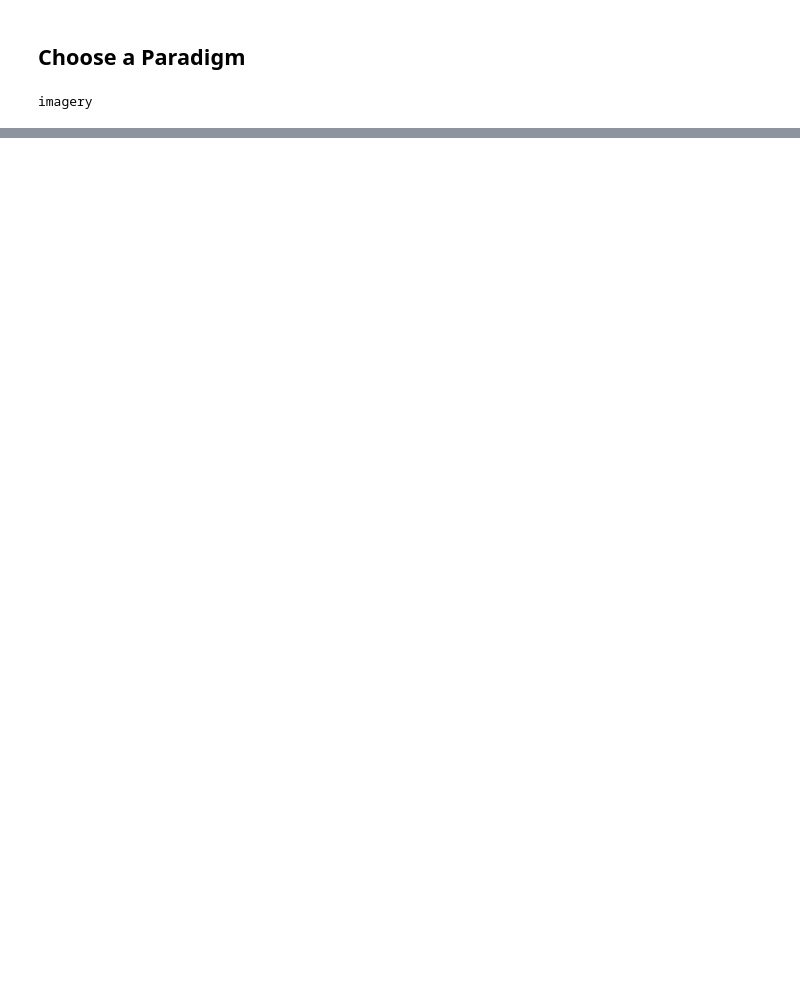
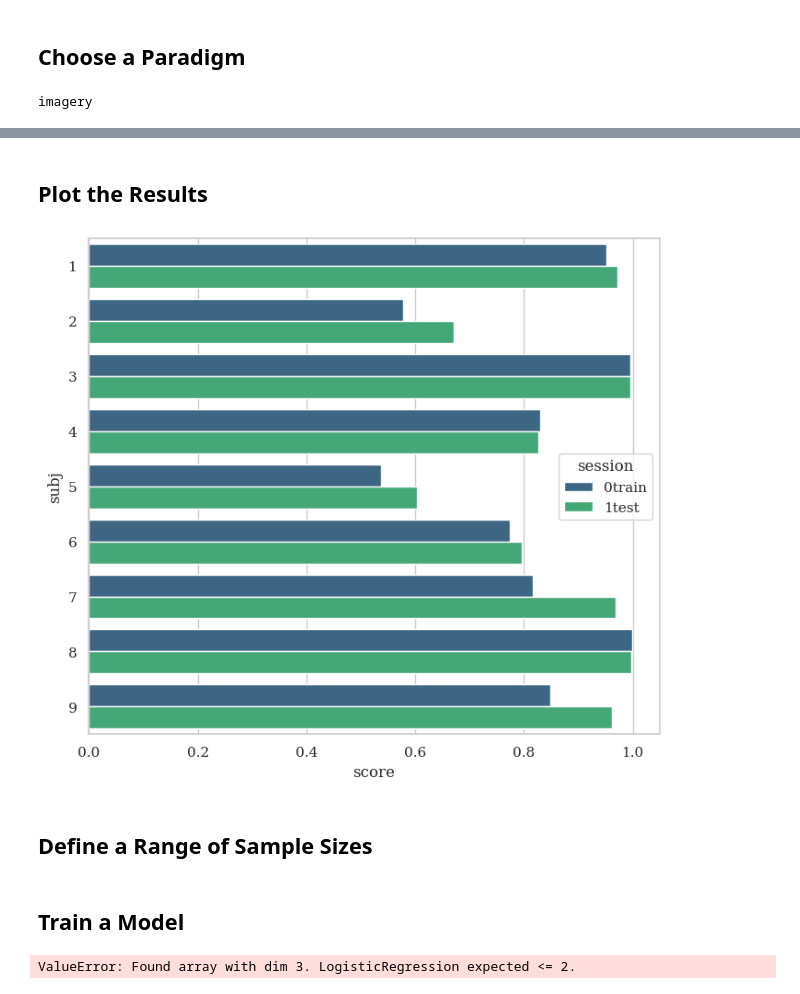
Before and after one commit to Ark3M/MyFirstScientificPaper, a Jupyter notebook: main.ipynb, the cells around one changed output, grey strips where cells are left out. Saved outputs shown, nothing was run; the diff lists cells and outputs as text; code cells hidden in the pictures; blank space fills up the shorter version.

Commit message:
Add a test solution

```diff
--- a/main.ipynb
+++ b/main.ipynb
@@ -81,0 +163,15 @@ print(X.shape)
+# %%
+results = pd.read_csv("./results_test.csv")
+# %% [markdown]
+## Plot the Results
+# %%
+fig, ax = plt.subplots(figsize=(8, 7))
+results["subj"] = results["subject"].apply(str)
+sns.barplot(
+    x="score", y="subj", hue="session", data=results, orient="h", palette="viridis", ax=ax
+)
+plt.show()
+# %% [output]
+[figure, added]
+# %% [markdown]
+## Define a Range of Sample Sizes
@@ -81,0 +184,2 @@ print(X.shape)
+# %% [markdown]
+## Train a Model
@@ -81,0 +192,20 @@ print(X.shape)
+# %%
+accuracies = []
+for size in sample_sizes:
+    # Randomly select a subset of the training data.
+    indices = np.random.choice(len(X_train), size=size, replace=False)
+    X_subset = X_train[indices]
+    y_subset = y_train[indices]
+
+    # Train a logistic regression model.
+    model = LogisticRegression()
+    model.fit(X_subset, y_subset)
+
+    # Make predictions on the test set.
+    y_pred = model.predict(X_test)
+
+    # Calculate accuracy and store it.
+    accuracy = accuracy_score(y_test, y_pred)
+    accuracies.append(accuracy)
+# %% [output]
+ValueError: Found array with dim 3. LogisticRegression expected <= 2.
```
Also changed, not shown: parts of 26 cells of this notebook, 1 other file.
